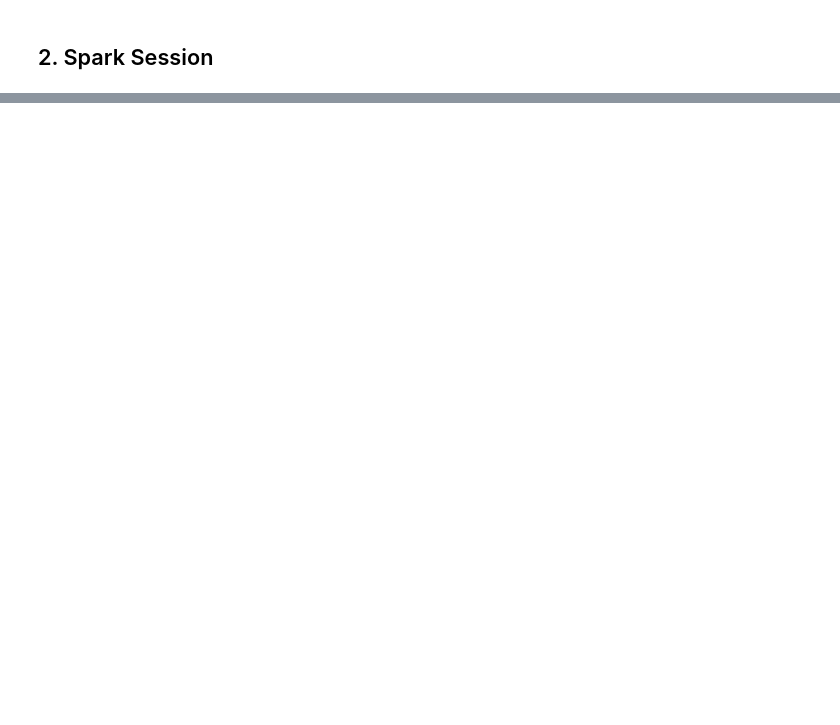
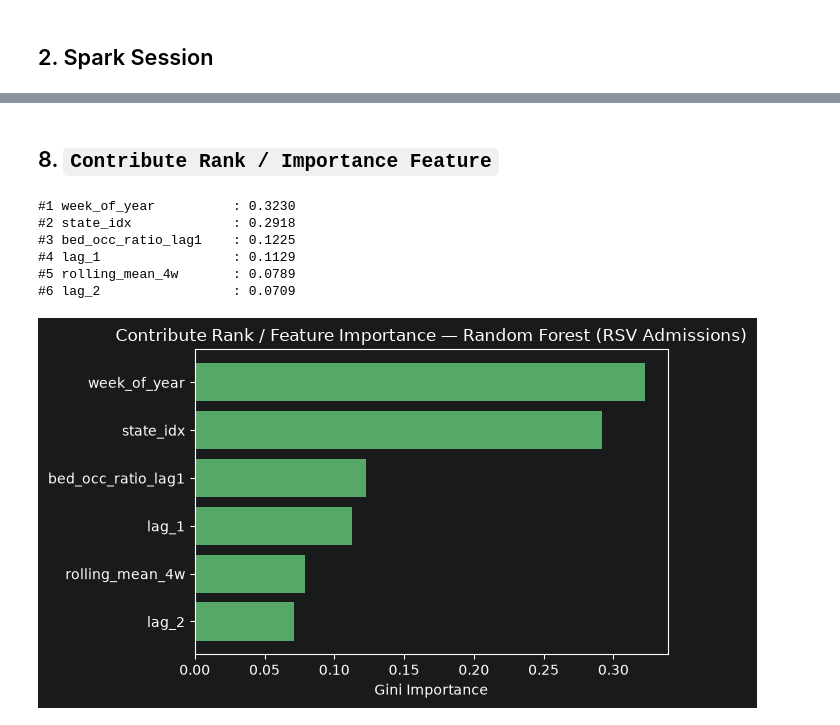
Before and after one commit to aris-hobb/big-data-respiratory-analytics, a Jupyter notebook: notebooks/model_2_09020624025.ipynb, the cells around one changed output, grey strips where cells are left out. Drawn from its saved outputs; the diff is of its cells as text; code cells hidden in the pictures; blank space fills up the shorter version.

```diff
--- a/notebooks/model_2_09020624025.ipynb
+++ b/notebooks/model_2_09020624025.ipynb
@@ -435,0 +109,12 @@ Model tersimpan di: ../models/surge_classifier_rf
+# %%
+PROCESSED_DIR = "../data/processed"
+MODELS_DIR = "../models"
+os.makedirs(MODELS_DIR, exist_ok=True)
+
+features_path = os.path.join(PROCESSED_DIR, "features_hospital_timeseries.parquet")
+df_clean = spark.read.parquet(features_path)
+
+SPIKE_THRESHOLD = df_clean.approxQuantile("pct_change", [0.70], 0.01)[0]
+print(f"Jumlah baris siap-model: {df_clean.count()} | Jumlah region: {df_clean.select('state').distinct().count()}")
+print(f"Threshold lonjakan (persentil-70 pct_change): {SPIKE_THRESHOLD:.4f} ({SPIKE_THRESHOLD:.1%})")
+df_clean.groupBy("spike_label").count().orderBy("spike_label").show()
@@ -435,0 +315,22 @@ Model tersimpan di: ../models/surge_classifier_rf
+# %% [markdown]
+## 8. `Contribute Rank / Importance Feature`
+# %%
+importances = list(zip(feature_cols, best_model.featureImportances.toArray()))
+importances.sort(key=lambda x: -x[1])
+for rank, (f, imp) in enumerate(importances, start=1):
+    print(f"#{rank} {f:22s}: {imp:.4f}")
+
+plt.figure(figsize=(6.5, 4))
+plt.barh([f for f, _ in importances][::-1], [imp for _, imp in importances][::-1], color="#55A868")
+plt.xlabel("Gini Importance")
+plt.title("Contribute Rank / Feature Importance — Random Forest (RSV Admissions)")
+plt.tight_layout()
+plt.show()
+# %% [output]
+#1 week_of_year          : 0.3230
+#2 state_idx             : 0.2918
+#3 bed_occ_ratio_lag1    : 0.1225
+#4 lag_1                 : 0.1129
+#5 rolling_mean_4w       : 0.0789
+#6 lag_2                 : 0.0709
+[figure, added]
```
Also changed, not shown: parts of 52 cells of this notebook, 30 other files.
